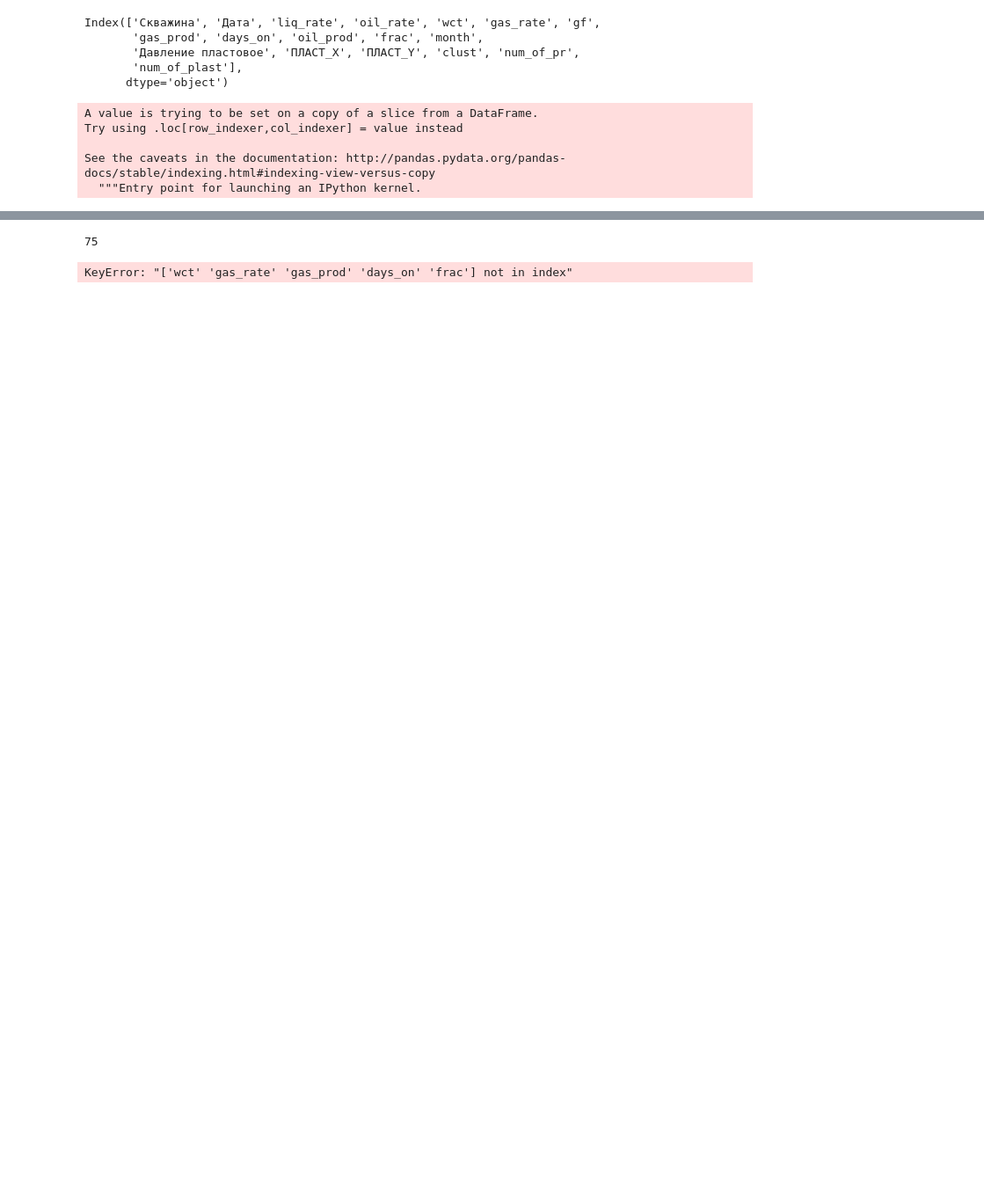
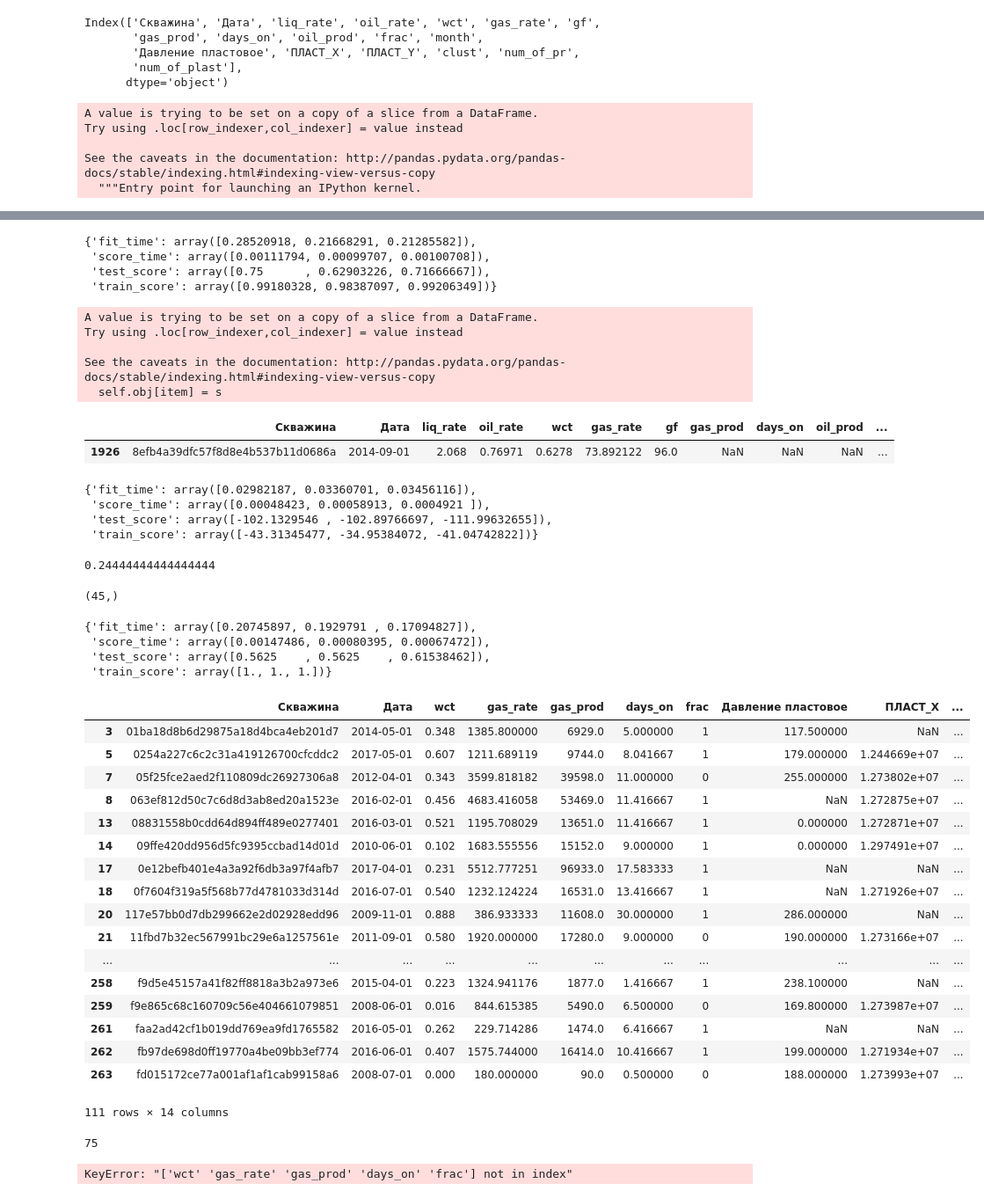
Before and after one commit to koskotG/gpn_comp, a Jupyter notebook: kg_eda.ipynb, the cells around one changed output, grey strips where cells are left out. Shown at 88% size. Saved outputs shown, nothing was run; the diff lists cells and outputs as text; code cells hidden in the pictures; blank space fills up the shorter version.

```diff
--- a/kg_eda.ipynb
+++ b/kg_eda.ipynb
@@ -264,0 +260,9 @@ for train_ind, test_ind in kfold.split(X_cv, y_cv):
+# %%
+clust_bd1 = GradientBoostingClassifier()
+clust_cat_bd1 = CatBoostClassifier()
+cross_validate(clust_bd1, X_clust, y_clust)
+# %% [output]
+{'fit_time': array([0.28520918, 0.21668291, 0.21285582]),
+ 'score_time': array([0.00111794, 0.00099707, 0.00100708]),
+ 'test_score': array([0.75      , 0.62903226, 0.71666667]),
+ 'train_score': array([0.99180328, 0.98387097, 0.99206349])}
@@ -264,0 +272,8 @@ for train_ind, test_ind in kfold.split(X_cv, y_cv):
+# %%
+df_train_bd1.loc[df_train_bd1['clust'].isnull(), 'clust'] = y_clust_test
+# %% [output]
+A value is trying to be set on a copy of a slice from a DataFrame.
+Try using .loc[row_indexer,col_indexer] = value instead
+
+See the caveats in the documentation: http://pandas.pydata.org/pandas-docs/stable/indexing.html#indexing-view-versus-copy
+  self.obj[item] = s
@@ -264,0 +286,15 @@ for train_ind, test_ind in kfold.split(X_cv, y_cv):
+# %%
+df_train_bd1[df_train_bd1['gas_prod'].isnull()]
+# %% [output]
+|  | Скважина | Дата | liq_rate | oil_rate | wct | gas_rate | gf | gas_prod | days_on | oil_prod | ... |
+| 1926 | 8efb4a39dfc57f8d8e4b537b11d0686a | 2014-09-01 | 2.068 | 0.76971 | 0.6278 | 73.892122 | 96.0 | NaN | NaN | NaN | ... |
+# %%
+pr_bd1 = GradientBoostingRegressor()
+cross_validate(pr_bd1, X_bd1, y_bd1, scoring='neg_mean_absolute_error')
+# %% [output]
+{'fit_time': array([0.02982187, 0.03360701, 0.03456116]),
+ 'score_time': array([0.00048423, 0.00058913, 0.0004921 ]),
+ 'test_score': array([-102.1329546 , -102.89766697, -111.99632655]),
+ 'train_score': array([-43.31345477, -34.95384072, -41.04742822])}
+# %%
+df_test_bd1 = df_all_test[df_all_test['Скважина'].isin(wells_bd1_test)]
@@ -265,3 +305,41 @@ for train_ind, test_ind in kfold.split(X_cv, y_cv):
+# %%
+clust_bd1.score(X_clust_t, y_clust_t)
+# %% [output]
+0.24444444444444444
+# %%
+y_clust_t.shape
+# %% [output]
+(45,)
+# %%
+clust_t_bd1 = GradientBoostingClassifier()
+#clust_cat_bd1 = CatBoostClassifier()
+cross_validate(clust_t_bd1, X_clust_t, y_clust_t)
+# %% [output]
+{'fit_time': array([0.20745897, 0.1929791 , 0.17094827]),
+ 'score_time': array([0.00147486, 0.00080395, 0.00067472]),
+ 'test_score': array([0.5625    , 0.5625    , 0.61538462]),
+ 'train_score': array([1., 1., 1.])}
+# %%
+df_test_bd1[df_test_bd1['days_on'] != 0]
+# %% [output]
+|  | Скважина | Дата | wct | gas_rate | gas_prod | days_on | frac | Давление пластовое | ПЛАСТ_X | ... |
+| 3 | 01ba18d8b6d29875a18d4bca4eb201d7 | 2014-05-01 | 0.348 | 1385.800000 | 6929.0 | 5.000000 | 1 | 117.500000 | NaN | ... |
+| 5 | 0254a227c6c2c31a419126700cfcddc2 | 2017-05-01 | 0.607 | 1211.689119 | 9744.0 | 8.041667 | 1 | 179.000000 | 1.244669e+07 | ... |
+| 7 | 05f25fce2aed2f110809dc26927306a8 | 2012-04-01 | 0.343 | 3599.818182 | 39598.0 | 11.000000 | 0 | 255.000000 | 1.273802e+07 | ... |
+| 8 | 063ef812d50c7c6d8d3ab8ed20a1523e | 2016-02-01 | 0.456 | 4683.416058 | 53469.0 | 11.416667 | 1 | NaN | 1.272875e+07 | ... |
+| 13 | 08831558b0cdd64d894ff489e0277401 | 2016-03-01 | 0.521 | 1195.708029 | 13651.0 | 11.416667 | 1 | 0.000000 | 1.272871e+07 | ... |
+| 14 | 09ffe420dd956d5fc9395ccbad14d01d | 2010-06-01 | 0.102 | 1683.555556 | 15152.0 | 9.000000 | 1 | 0.000000 | 1.297491e+07 | ... |
+| 17 | 0e12befb401e4a3a92f6db3a97f4afb7 | 2017-04-01 | 0.231 | 5512.777251 | 96933.0 | 17.583333 | 1 | NaN | NaN | ... |
+| 18 | 0f7604f319a5f568b77d4781033d314d | 2016-07-01 | 0.540 | 1232.124224 | 16531.0 | 13.416667 | 1 | NaN | 1.271926e+07 | ... |
+| 20 | 117e57bb0d7db299662e2d02928edd96 | 2009-11-01 | 0.888 | 386.933333 | 11608.0 | 30.000000 | 1 | 286.000000 | NaN | ... |
+| 21 | 11fbd7b32ec567991bc29e6a1257561e | 2011-09-01 | 0.580 | 1920.000000 | 17280.0 | 9.000000 | 0 | 190.000000 | 1.273166e+07 | ... |
+| ... | ... | ... | ... | ... | ... | ... | ... | ... | ... | ... |
+| 258 | f9d5e45157a41f82ff8818a3b2a973e6 | 2015-04-01 | 0.223 | 1324.941176 | 1877.0 | 1.416667 | 1 | 238.100000 | NaN | ... |
+| 259 | f9e865c68c160709c56e404661079851 | 2008-06-01 | 0.016 | 844.615385 | 5490.0 | 6.500000 | 0 | 169.800000 | 1.273987e+07 | ... |
+| 261 | faa2ad42cf1b019dd769ea9fd1765582 | 2016-05-01 | 0.262 | 229.714286 | 1474.0 | 6.416667 | 1 | NaN | NaN | ... |
+| 262 | fb97de698d0ff19770a4be09bb3ef774 | 2016-06-01 | 0.407 | 1575.744000 | 16414.0 | 10.416667 | 1 | 199.000000 | 1.271934e+07 | ... |
+| 263 | fd015172ce77a001af1af1cab99158a6 | 2008-07-01 | 0.000 | 180.000000 | 90.0 | 0.500000 | 0 | 188.000000 | 1.273993e+07 | ... |
+111 rows × 14 columns
 # %%
 len(wells_bd2_train)
 # %% [output]
```
Also changed, not shown: parts of 19 cells of this notebook.
